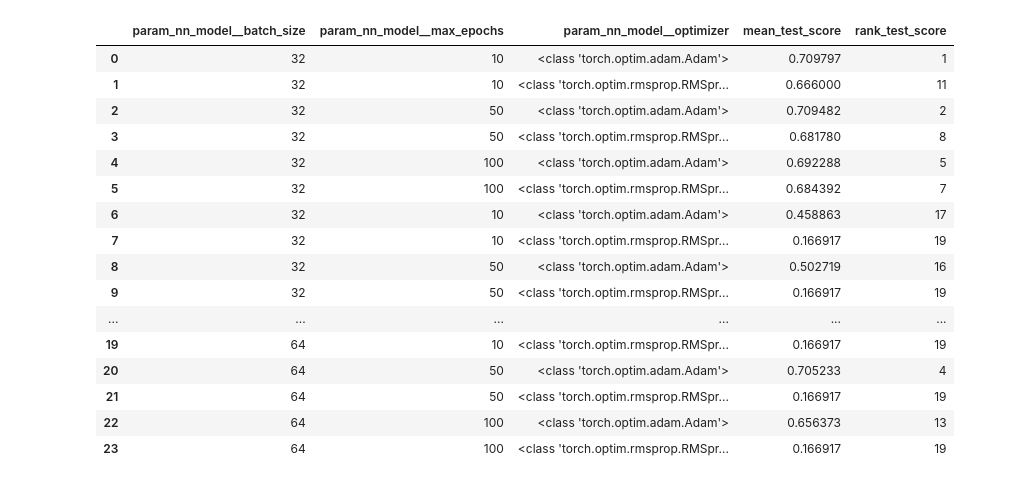
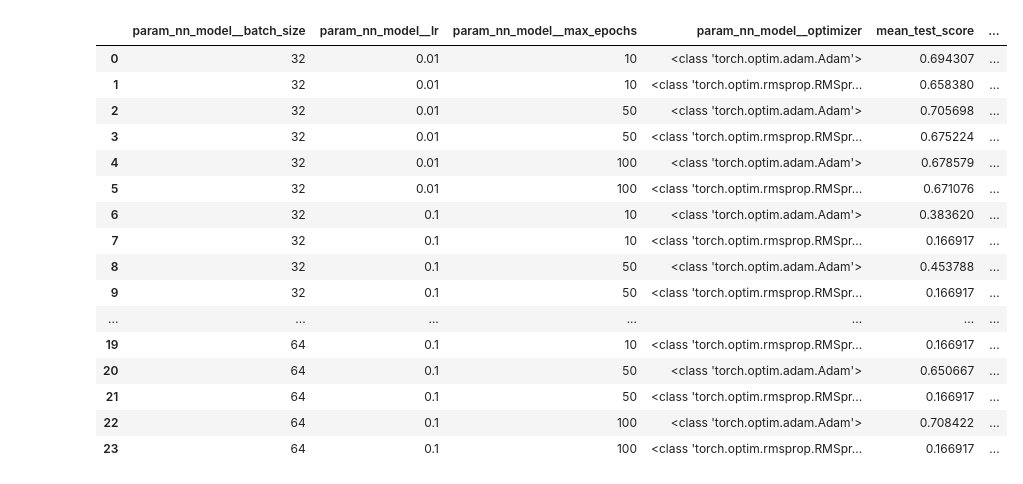
Before and after one commit to hanfei1986/Neural-network-for-multiclass-classcification, a Jupyter notebook: Neural network model for multiclass classification (PyTorch).ipynb, the cells around one changed output. Drawn from its saved outputs; the diff is of its cells as text; code cells hidden in the pictures.

```diff
--- a/Neural network model for multiclass classification (PyTorch).ipynb
+++ b/Neural network model for multiclass classification (PyTorch).ipynb
@@ -191,26 +191,26 @@ model_gsv.best_params_
  'nn_model__optimizer': torch.optim.adam.Adam}
 # %%
 result = model_gsv.cv_results_
-result = pd.DataFrame(result)[['param_nn_model__batch_size', 'param_nn_model__max_epochs', 'param_nn_model__optimizer', 'mean_test_score', 'rank_test_score']]
+result = pd.DataFrame(result)[['param_nn_model__batch_size', 'param_nn_model__lr','param_nn_model__max_epochs', 'param_nn_model__optimizer', 'mean_test_score', 'rank_test_score']]
 result
 # %% [output]
-|  | param_nn_model__batch_size | param_nn_model__max_epochs | param_nn_model__optimizer | mean_test_score | rank_test_score |
-| 0 | 32 | 10 | <class 'torch.optim.adam.Adam'> | 0.709797 | 1 |
-| 1 | 32 | 10 | <class 'torch.optim.rmsprop.RMSpr... | 0.666000 | 11 |
-| 2 | 32 | 50 | <class 'torch.optim.adam.Adam'> | 0.709482 | 2 |
-| 3 | 32 | 50 | <class 'torch.optim.rmsprop.RMSpr... | 0.681780 | 8 |
-| 4 | 32 | 100 | <class 'torch.optim.adam.Adam'> | 0.692288 | 5 |
-| 5 | 32 | 100 | <class 'torch.optim.rmsprop.RMSpr... | 0.684392 | 7 |
-| 6 | 32 | 10 | <class 'torch.optim.adam.Adam'> | 0.458863 | 17 |
-| 7 | 32 | 10 | <class 'torch.optim.rmsprop.RMSpr... | 0.166917 | 19 |
-| 8 | 32 | 50 | <class 'torch.optim.adam.Adam'> | 0.502719 | 16 |
-| 9 | 32 | 50 | <class 'torch.optim.rmsprop.RMSpr... | 0.166917 | 19 |
-| ... | ... | ... | ... | ... | ... |
-| 19 | 64 | 10 | <class 'torch.optim.rmsprop.RMSpr... | 0.166917 | 19 |
-| 20 | 64 | 50 | <class 'torch.optim.adam.Adam'> | 0.705233 | 4 |
-| 21 | 64 | 50 | <class 'torch.optim.rmsprop.RMSpr... | 0.166917 | 19 |
-| 22 | 64 | 100 | <class 'torch.optim.adam.Adam'> | 0.656373 | 13 |
-| 23 | 64 | 100 | <class 'torch.optim.rmsprop.RMSpr... | 0.166917 | 19 |
+|  | param_nn_model__batch_size | param_nn_model__lr | param_nn_model__max_epochs | param_nn_model__optimizer | mean_test_score | ... |
+| 0 | 32 | 0.01 | 10 | <class 'torch.optim.adam.Adam'> | 0.694307 | ... |
+| 1 | 32 | 0.01 | 10 | <class 'torch.optim.rmsprop.RMSpr... | 0.658380 | ... |
+| 2 | 32 | 0.01 | 50 | <class 'torch.optim.adam.Adam'> | 0.705698 | ... |
+| 3 | 32 | 0.01 | 50 | <class 'torch.optim.rmsprop.RMSpr... | 0.675224 | ... |
+| 4 | 32 | 0.01 | 100 | <class 'torch.optim.adam.Adam'> | 0.678579 | ... |
+| 5 | 32 | 0.01 | 100 | <class 'torch.optim.rmsprop.RMSpr... | 0.671076 | ... |
+| 6 | 32 | 0.1 | 10 | <class 'torch.optim.adam.Adam'> | 0.383620 | ... |
+| 7 | 32 | 0.1 | 10 | <class 'torch.optim.rmsprop.RMSpr... | 0.166917 | ... |
+| 8 | 32 | 0.1 | 50 | <class 'torch.optim.adam.Adam'> | 0.453788 | ... |
+| 9 | 32 | 0.1 | 50 | <class 'torch.optim.rmsprop.RMSpr... | 0.166917 | ... |
+| ... | ... | ... | ... | ... | ... | ... |
+| 19 | 64 | 0.1 | 10 | <class 'torch.optim.rmsprop.RMSpr... | 0.166917 | ... |
+| 20 | 64 | 0.1 | 50 | <class 'torch.optim.adam.Adam'> | 0.650667 | ... |
+| 21 | 64 | 0.1 | 50 | <class 'torch.optim.rmsprop.RMSpr... | 0.166917 | ... |
+| 22 | 64 | 0.1 | 100 | <class 'torch.optim.adam.Adam'> | 0.708422 | ... |
+| 23 | 64 | 0.1 | 100 | <class 'torch.optim.rmsprop.RMSpr... | 0.166917 | ... |
 # %%
 y_test_pred = model_gsv.predict(X_test)
 y_test_pred
```
Also changed, not shown: parts of 7 cells of this notebook.
